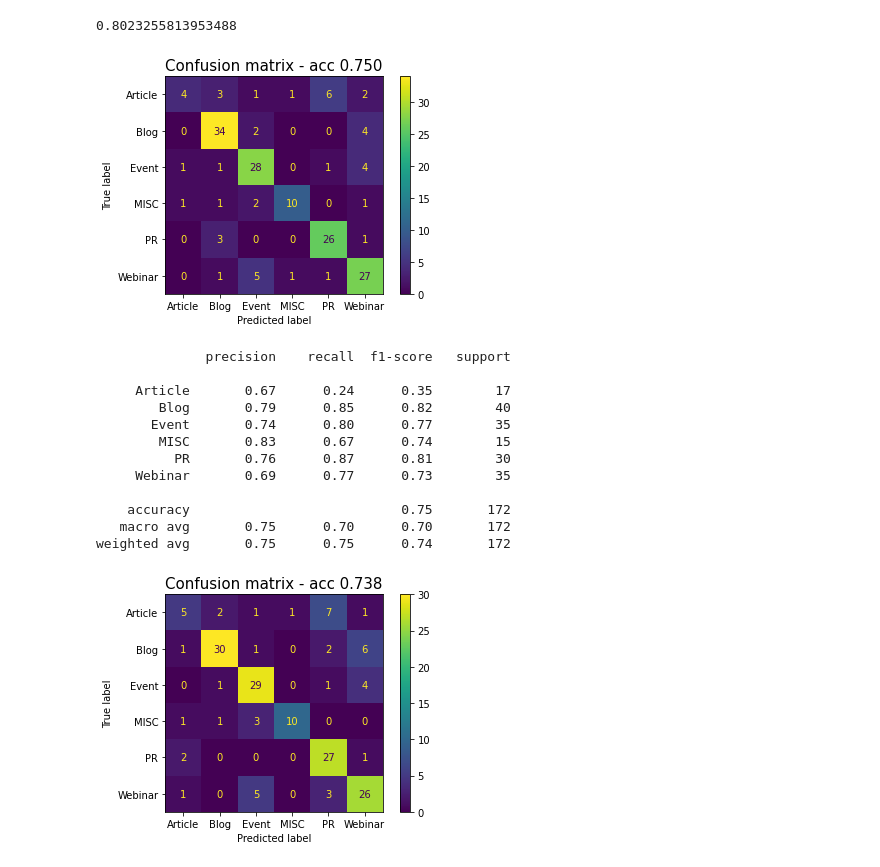
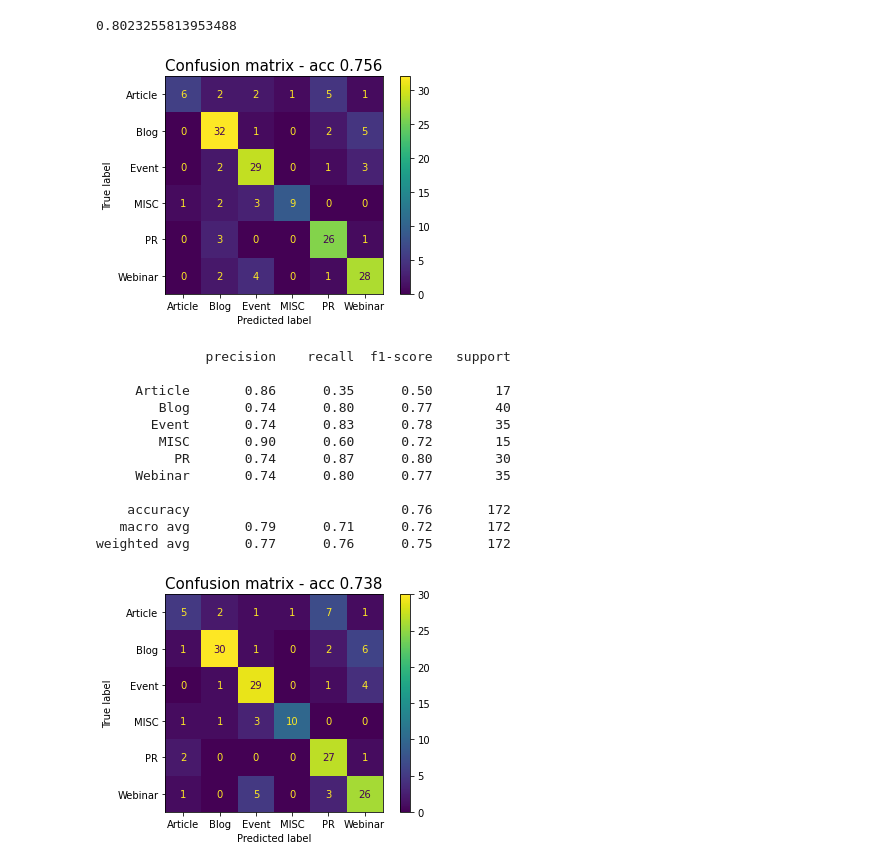
Before and after one commit to hmatzner/text-classification, a Jupyter notebook: url_classification.ipynb, the cells around one changed output. Cells and saved outputs as stored; diff of their text form; code cells hidden in the pictures.

```diff
--- a/url_classification.ipynb
+++ b/url_classification.ipynb
@@ -1698,3 +1320,0 @@ inputs
-# %%
-outputs = tf_model(inputs)
-outputs
@@ -1722,18 +1324,23 @@ dataset_encoded.reset_format()
 def extract_hidden_states(batch):
     # First convert text to tokens
     inputs = tokenizer(
-        batch["text"],
+        batch[TEXT],
         padding=True,
         truncation=True,
         return_tensors='tf',
         )
+
     # Extract last hidden states
     outputs = tf_model(inputs)
+
      # Return vector for [CLS] token
-    return {"hidden_state": outputs.last_hidden_state[:,0].numpy()}
+    return {'hidden_state': outputs.last_hidden_state[:, 0].numpy()}
 # %%
-dataset_hidden = dataset_encoded.map(extract_hidden_states, batched=True, batch_size=16)
-dataset_hidden
+dataset_hidden = dataset_encoded.map(
+    extract_hidden_states,
+    batched=True,
+    batch_size=16,
+    )
 # %% [output]
 WARNING:tensorflow:Skipping full serialization of Keras layer <keras.layers.regularization.dropout.Dropout object at 0x...>, because it is not built.
 WARNING:tensorflow:Skipping full serialization of Keras layer <keras.layers.regularization.dropout.Dropout object at 0x...>, because it is not built.
@@ -1803,35 +1385,35 @@ X_train_valid_.shape, y_train_valid_.shape
 # %%
 # We increase `max_iter` to guarantee convergence
 lr_clf = LogisticRegression(max_iter=3000)
-lr_clf.fit(X_train_valid_, y_train_valid_)
+lr_clf.fit(X_train_, y_train_)
 lr_clf.score(X_test_, y_test_)
 # %% [output]
 0.8023255813953488
 # %%
 rf_clf = fit_model(RandomForestClassifier(max_depth=10,
-                                            n_estimators=50,
-                                            random_state=0,
+                                          n_estimators=50,
+                                          random_state=0,
                                           ),
-                X_train_valid_,
-                y_train_valid_)
+                X_train_,
+                y_train_)
 
 y_pred = predict(rf_clf, X_test_)
 y_probs = rf_clf.predict_proba(X_test_)
 
 print_confusion_matrix(y_test_, y_pred, with_report=True)
 # %% [output]
-[figure, old version]
+[figure, new version]
               precision    recall  f1-score   support
 
-     Article       0.67      0.24      0.35        17
-        Blog       0.79      0.85      0.82        40
-       Event       0.74      0.80      0.77        35
-        MISC       0.83      0.67      0.74        15
-          PR       0.76      0.87      0.81        30
-     Webinar       0.69      0.77      0.73        35
+     Article       0.86      0.35      0.50        17
+        Blog       0.74      0.80      0.77        40
+       Event       0.74      0.83      0.78        35
+        MISC       0.90      0.60      0.72        15
+          PR       0.74      0.87      0.80        30
+     Webinar       0.74      0.80      0.77        35
 
-    accuracy                           0.75       172
-   macro avg       0.75      0.70      0.70       172
-weighted avg       0.75      0.75      0.74       172
+    accuracy                           0.76       172
+   macro avg       0.79      0.71      0.72       172
+weighted avg       0.77      0.76      0.75       172
 # %%
 svc_clf = fit_model(SVC(C=1,
```
Also changed, not shown: parts of 112 cells of this notebook.
